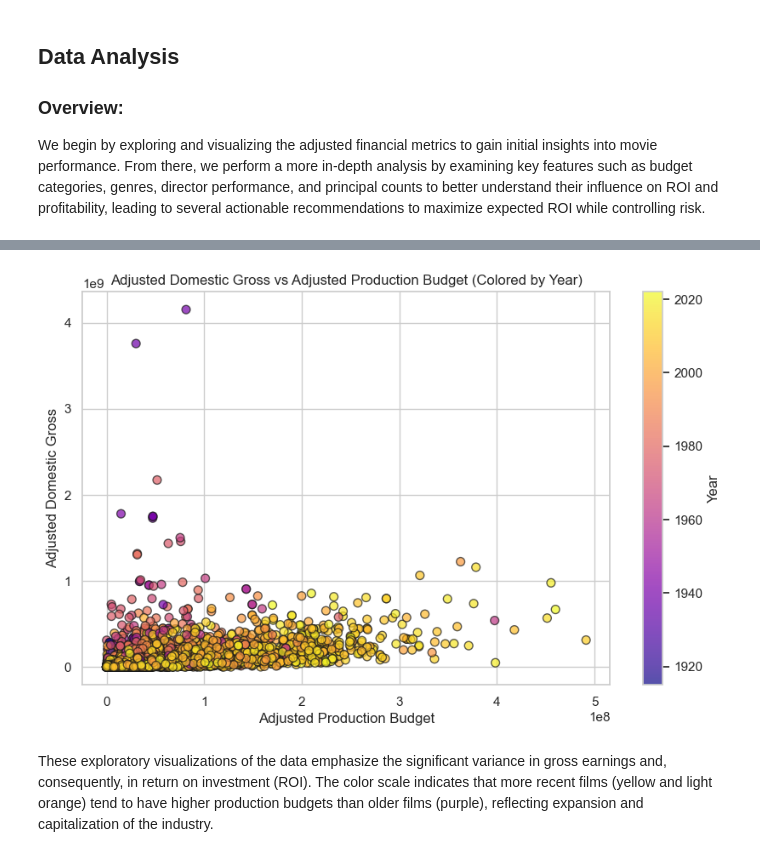
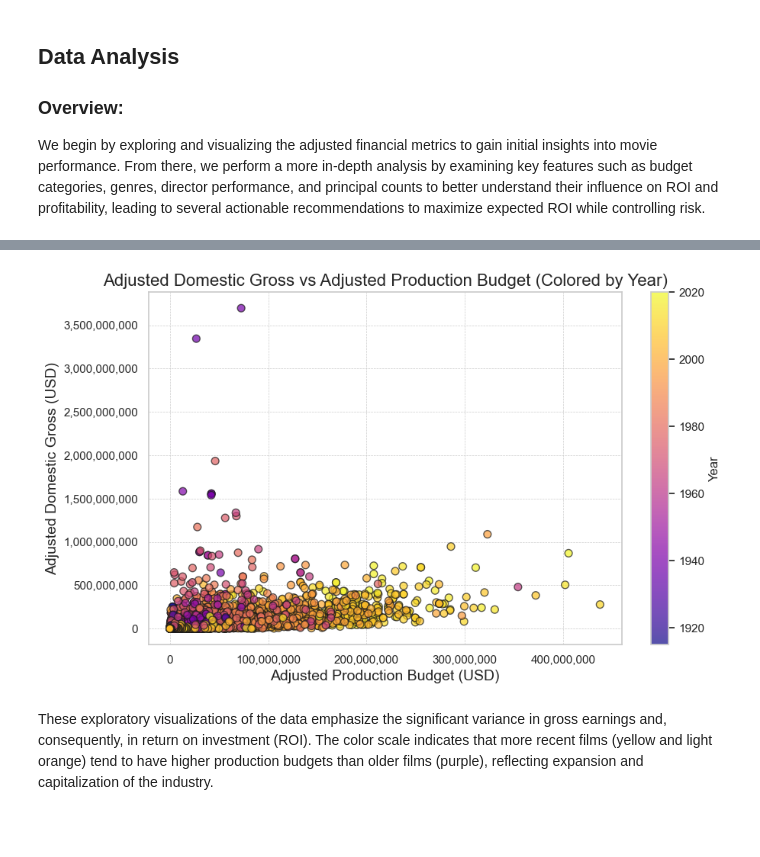
Before and after one commit to bocekout/A_Guide_to_Box_Office_Success, a Jupyter notebook: Project_nb.ipynb, the cells around one changed output, grey strips where cells are left out. Saved outputs shown, nothing was run; the diff lists cells and outputs as text; code cells hidden in the pictures; blank space fills up the shorter version.

```diff
--- a/Project_nb.ipynb
+++ b/Project_nb.ipynb
@@ -684,30 +606,36 @@ plt.show()
 # %%
 #Looking at adjusted budget vs gross with year encoded as color
-
+import matplotlib.ticker as mticker
 # Set plot style
 sns.set_theme(style="whitegrid")
 
 # Scatter plot for Adjusted Domestic Gross vs Adjusted Production Budget
 plt.figure(figsize=(10, 6))
 
 # Define the scatter plot with better visual parameters
 scatter = plt.scatter(money_data['adjusted_production_budget'],
                       money_data['adjusted_domestic_gross'],
                       c=money_data['year'], cmap='plasma', s=50, alpha=0.7, edgecolor='k')
 
 # Add a color bar to indicate the years
 cbar = plt.colorbar(scatter)
 cbar.set_label('Year')
 
 # Set titles and labels
-plt.title('Adjusted Domestic Gross vs Adjusted Production Budget (Colored by Year)')
-plt.xlabel('Adjusted Production Budget')
-plt.ylabel('Adjusted Domestic Gross')
+plt.title('Adjusted Domestic Gross vs Adjusted Production Budget (Colored by Year)', fontsize=16)
+plt.xlabel('Adjusted Production Budget (USD)', fontsize=14)
+plt.ylabel('Adjusted Domestic Gross (USD)', fontsize=14)
+
+plt.grid(True, which='both', linestyle='--', linewidth=0.5)
+#Remove scientific notation
+
+plt.gca().xaxis.set_major_formatter(mticker.FuncFormatter(lambda x, _: f'{x:,.0f}'))
+plt.gca().yaxis.set_major_formatter(mticker.FuncFormatter(lambda y, _: f'{y:,.0f}'))
 
 # Display the plot
 plt.show()
 # %% [output]
-[figure, old version]
+[figure, new version]
 # %% [markdown]
 These exploratory visualizations of the data emphasize the significant variance in gross earnings and, consequently, in return on investment (ROI). The color scale indicates that more recent films (yellow and light orange) tend to have higher production budgets than older films (purple), reflecting expansion and capitalization of the industry.
 # %%
```
Also changed, not shown: parts of 23 cells of this notebook, 3 other files.
